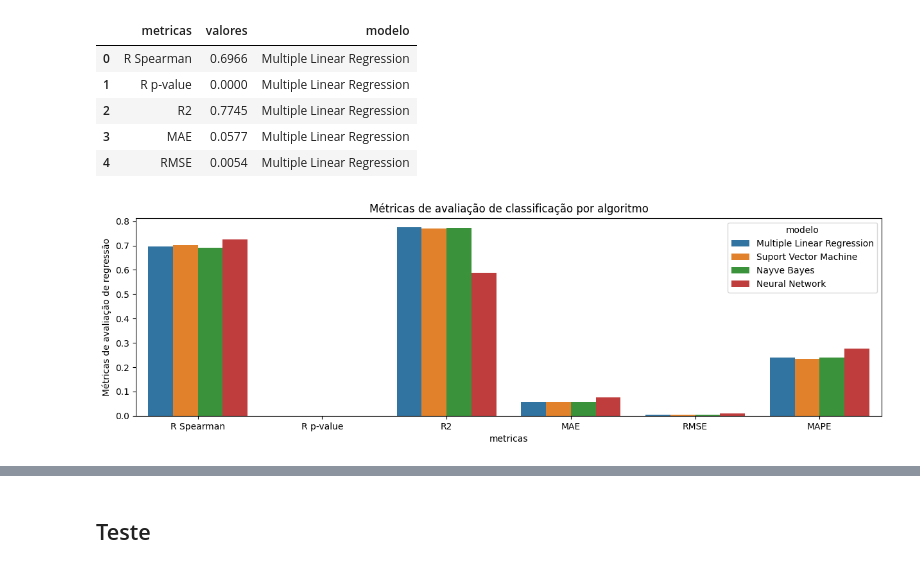
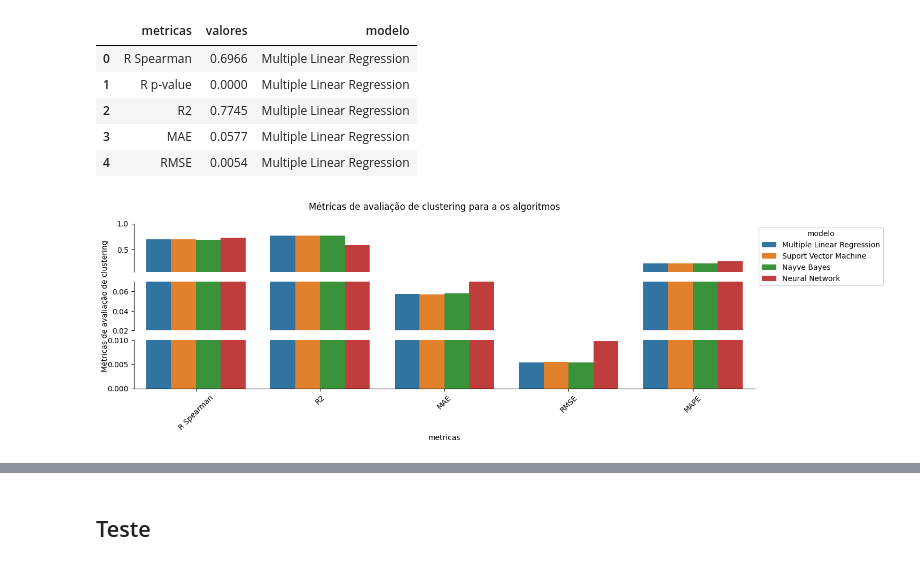
Before and after one commit to Laboratorio-de-Analise-de-Dados/disciplina_python_ml, a Jupyter notebook: dev/script/aulas_teoricas/07-aula-09-04-treinamento_regressão_2026-07-28.ipynb, the cells around one changed output, grey strips where cells are left out. Drawn from its saved outputs; the diff is of its cells as text; code cells hidden in the pictures.

```diff
--- a/dev/script/aulas_teoricas/07-aula-09-04-treinamento_regressão_2026-07-28.ipynb
+++ b/dev/script/aulas_teoricas/07-aula-09-04-treinamento_regressão_2026-07-28.ipynb
@@ -378,22 +412,56 @@ df_metricas_valid.head()
 | 2 | R2 | 0.7745 | Multiple Linear Regression |
 | 3 | MAE | 0.0577 | Multiple Linear Regression |
 | 4 | RMSE | 0.0054 | Multiple Linear Regression |
-# %%
-# Gráfico de barras das métricas de avaliação de regressão para os algoritmos
-plt.figure(figsize=(15, 4))
-plt.title('Métricas de avaliação de classificação por algoritmo')
-p = sns.barplot(
-    x='metricas',
-    y='valores',
-    hue='modelo',
-    data=df_metricas_valid,
-)
-plt.ylabel('Métricas')
-plt.ylabel('Métricas de avaliação de regressão')
-
-plt.show()
-# %% [output]
-[figure, removed]
+# %%
+# Grafico comparativo das métricas de avaliação de clustering para os três
+# algoritmos, com multi-index, e calculando a mediana das métricas
+fig, ax = plt.subplots(3, 1, figsize=(15, 4))
+plt.suptitle('Métricas de avaliação de clustering para a os algoritmos')
+p = sns.barplot(
+    x='metricas',
+    y='valores',
+    hue='modelo',
+    data=df_metricas_valid[df_metricas_valid['metricas'] != 'R p-value'],
+    ax=ax[0]
+)
+p.set_ylim(0.07, 1)
+p.set(xlabel=None, ylabel=None)
+p.set_xticks([])
+sns.move_legend(ax[0], "upper left", bbox_to_anchor=(1, 1))
+p.spines["bottom"].set_visible(False)
+p.spines[["top",'right']].set_visible(False)
+
+t = sns.barplot(
+    x='metricas',
+    y='valores',
+    hue='modelo',
+    data=df_metricas_valid[df_metricas_valid['metricas'] != 'R p-value'],
+    ax=ax[1]
+)
+t.set_ylim(0.02, 0.07)
+t.set(xlabel=None)
+t.set_xticks([])
+t.spines["bottom"].set_visible(False)
+t.spines[["top",'right']].set_visible(False)
+t.get_legend().remove()
+t.set_ylabel('Métricas de avaliação de clustering', loc='center')
+
+q = sns.barplot(
+    x='metricas',
+    y='valores',
+    hue='modelo',
+    data=df_metricas_valid[df_metricas_valid['metricas'] != 'R p-value'],
+    ax=ax[2]
+)
+q.set(ylabel=None)
+q.set_ylim(0, .01)
+q.get_legend().remove()
+q.spines[["top",'right']].set_visible(False)
+plt.xticks(rotation=45)
+
+plt.show()
+# %% [output]
+[figure, added]
 # %%
 df_valid[algoritmo_1] = pred_regr.copy()
 df_valid[algoritmo_2] = pred_svm.copy()
```
Also changed, not shown: parts of 4 cells of this notebook, 2 other files.
